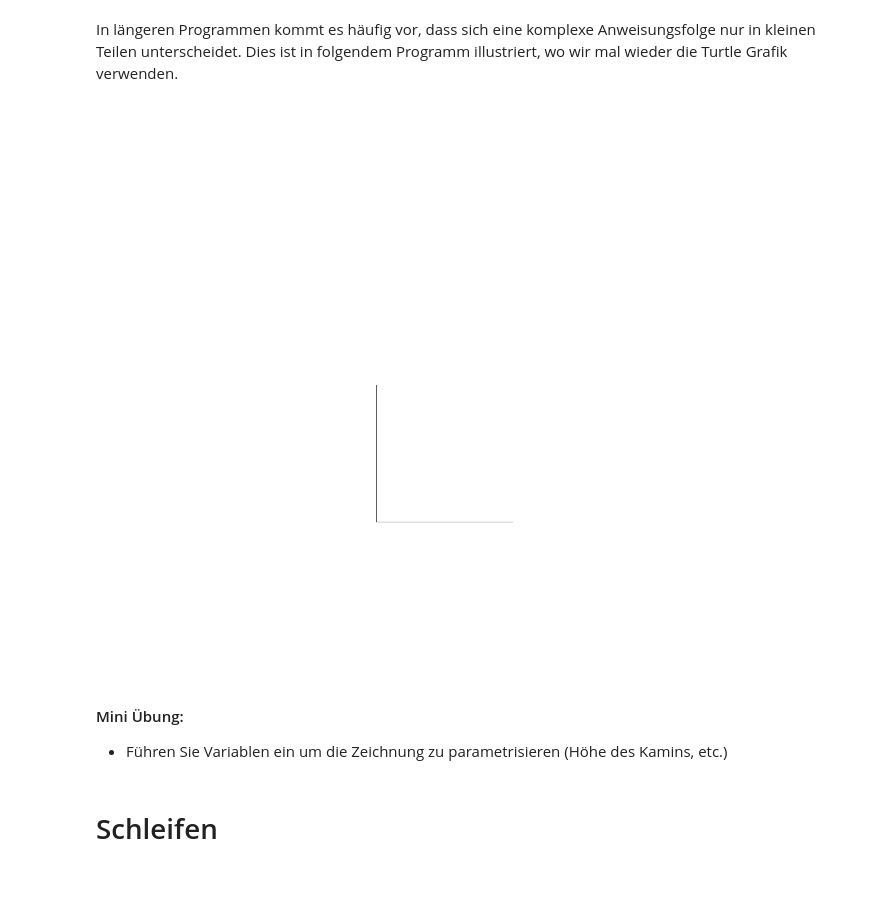
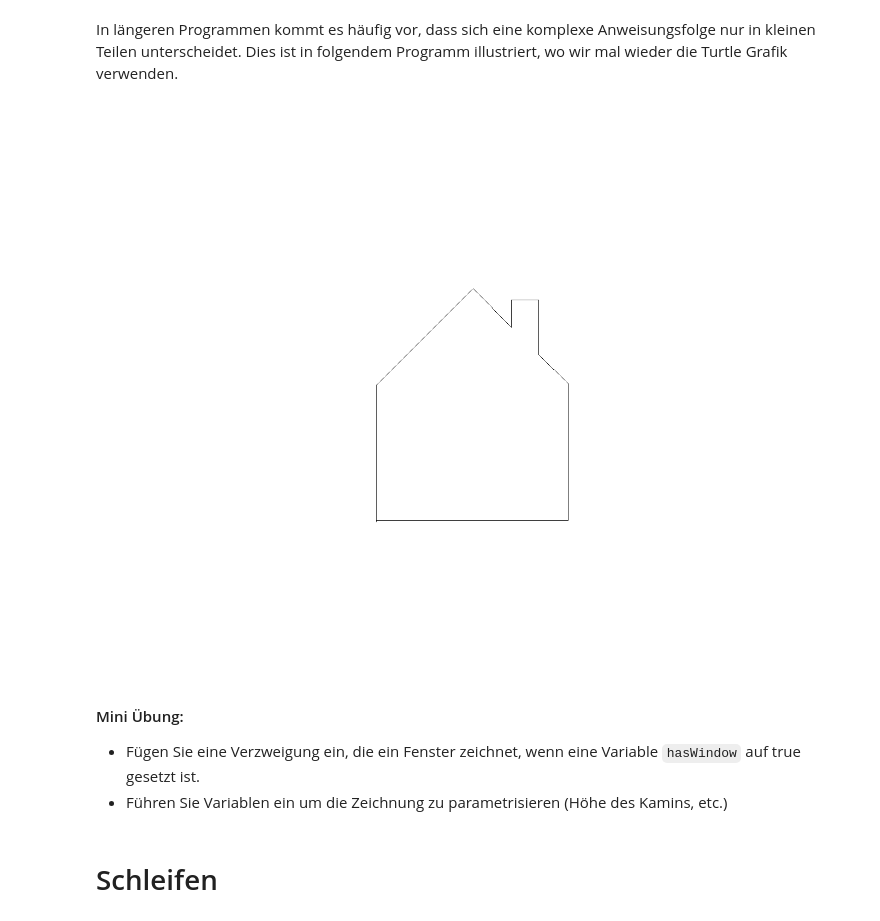
Before and after one commit to unibas-marcelluethi/gdp, a Jupyter notebook: notebooks/EinfacheProgramme.ipynb, the cells around one changed output. Cells and saved outputs as stored; diff of their text form; code cells hidden in the pictures; blank space fills up the shorter version.

````diff
--- a/notebooks/EinfacheProgramme.ipynb
+++ b/notebooks/EinfacheProgramme.ipynb
@@ -170,20 +169,41 @@ boolean hasWindow = true;
-# %%
-Turtle t = new Turtle();
-
-// head
-t.home();
-t.penDown();
-t.backward(50);
-t.turnRight(90);
-t.forward(50);
-
-
-t.toImage();
-# %% [output]
-[figure, removed]
+# %%
+Turtle t = new Turtle();
+
+// head
+t.home();
+t.penDown();
+t.backward(50);
+t.forward(50);
+t.turnRight(45);
+t.forward(50);
+t.turnRight(90);
+t.forward(20);
+
+if (hasChimney == true) {
+    t.turnLeft(135);
+    t.forward(10);
+    t.turnRight(90);
+    t.forward(10);
+    t.turnRight(90);
+    t.forward(20);
+    t.turnLeft(45);
+} else {
+    t.forward(15);
+}
+
+t.forward(15);
+t.turnRight(45);
+t.forward(50);
+t.turnRight(90);
+t.forward(70);
+
+t.toImage();
+# %% [output]
+[figure, added]
 # %% [markdown]
 #### Mini Übung:
 
+* Fügen Sie eine Verzweigung ein, die ein Fenster zeichnet, wenn eine Variable ```hasWindow``` auf true gesetzt ist.
 * Führen Sie Variablen ein um die Zeichnung zu parametrisieren (Höhe des Kamins, etc.)
 # %% [markdown]
 # Schleifen
````
Also changed, not shown: parts of 1 cell of this notebook.
